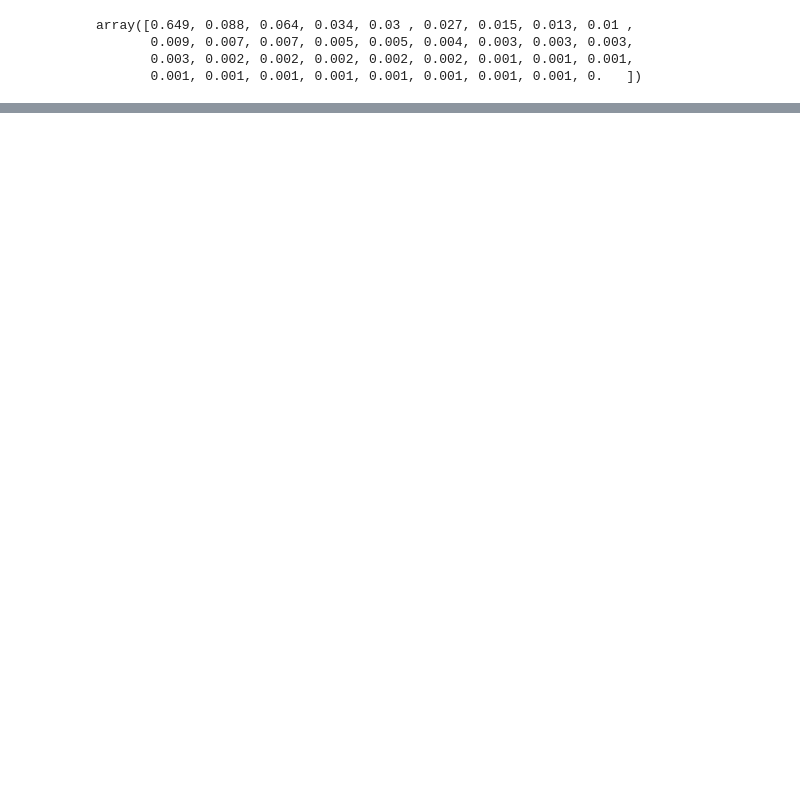
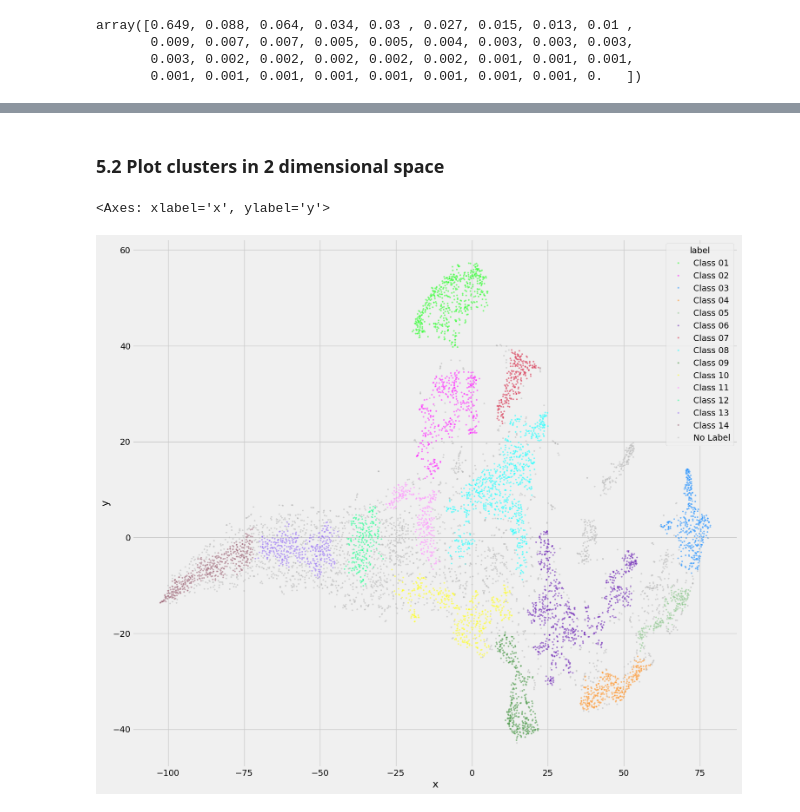
Before and after one commit to PEOPLE-ER/Wetland-Function-Assessment, a Jupyter notebook: 04_cluster_analysis.ipynb, the cells around one changed output, grey strips where cells are left out. Saved outputs shown, nothing was run; the diff lists cells and outputs as text; code cells hidden in the pictures; blank space fills up the shorter version.

```diff
--- a/04_cluster_analysis.ipynb
+++ b/04_cluster_analysis.ipynb
@@ -74,0 +165,12 @@ plt.gcf().set_size_inches([12, 11])
+# %%
+hdbscan = HDBSCAN(
+    min_cluster_size=200,
+    min_samples=10,
+    max_cluster_size=1000,
+    cluster_selection_epsilon=.0,
+    cluster_selection_method='leaf',
+)
+hdbscan.fit(df_tsne2d.values)
+
+n_class = len(np.unique(hdbscan.labels_))
+print('Number of clusters:', n_class)
@@ -74,0 +190,18 @@ plt.gcf().set_size_inches([12, 11])
+# %%
+def convert_to_class_name(class_codes: np.ndarray) -> list:
+    """This function converts label codes to class names.
+
+    Args:
+        class_codes: np.ndarray
+            1 dimensional array containing
+            the labels of each cluster.
+
+    Returns:
+        class_names: list
+            A list of Class Names
+            for each cluster.
+
+    """
+    class_names = ['Class {:02d}'.format(i + 1) for i in class_codes]
+    class_names = ['No Label' if item == 'Class 00' else item for item in class_names]
+    return class_names
@@ -74,0 +212,17 @@ plt.gcf().set_size_inches([12, 11])
+# %%
+df_pt = df_tsne2d.copy()
+df_pt['label'] = convert_to_class_name(hdbscan.labels_)
+df_pt = df_pt.sort_values('label')
+# %% [markdown]
+### 5.2 Plot clusters in 2 dimensional space
+# %%
+colors = distinctipy.get_colors(n_class - 1) + [(0.7, 0.7, 0.7)]
+
+fig, ax = plt.subplots(figsize=[16, 15])
+sns.scatterplot(
+    data=df_pt, x='x', y='y', hue='label',
+    alpha=0.5, s=8, palette=colors, ax = ax,
+)
+# %% [output]
+<Axes: xlabel='x', ylabel='y'>
+[figure, added]
```
Also changed, not shown: parts of 29 cells of this notebook, 4 other files.
